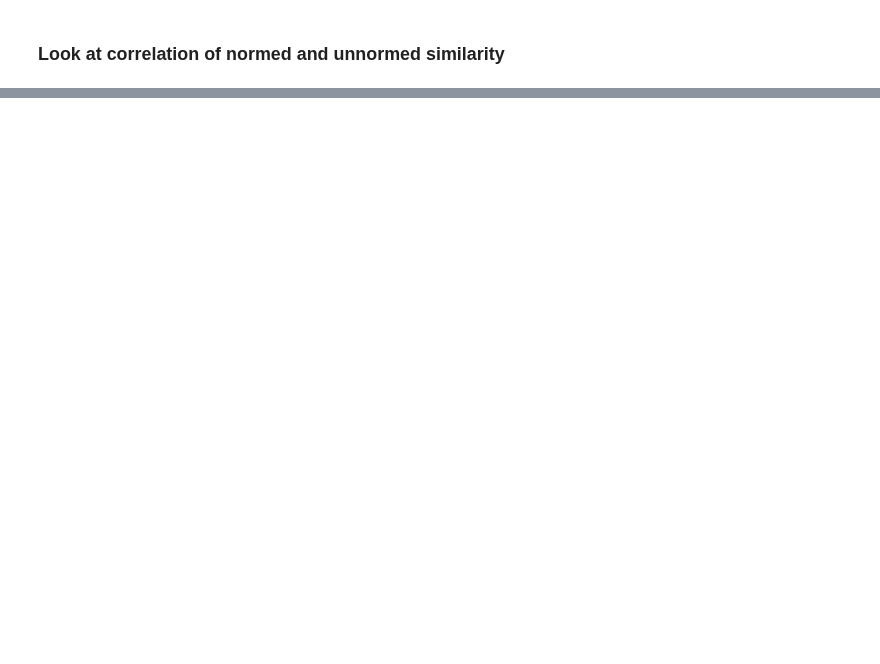
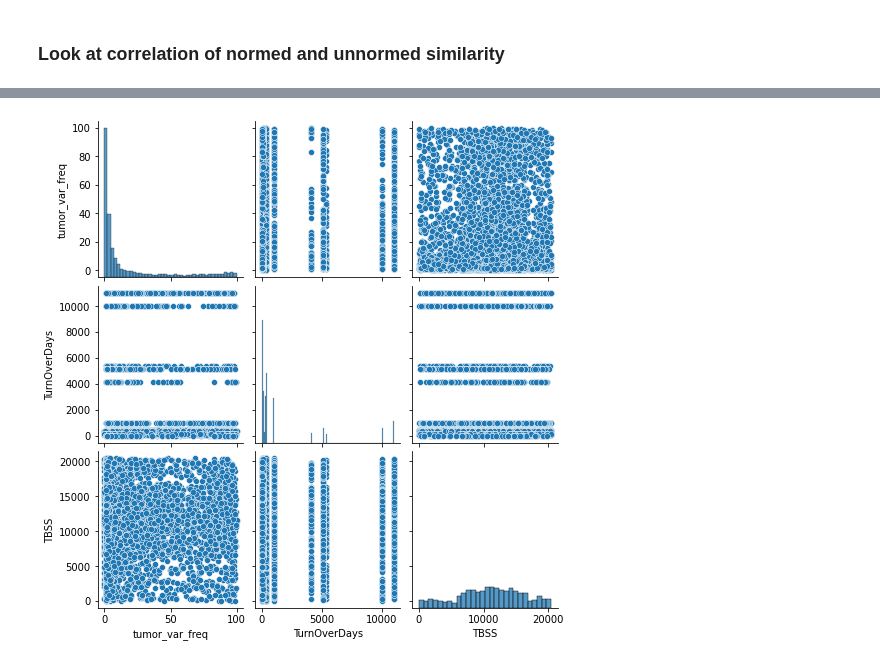
Before and after one commit to mitoclub/Signatures, a Jupyter notebook: notebooks/cancer_calc_ms.ipynb, the cells around one changed output, grey strips where cells are left out. Cells and saved outputs as stored; diff of their text form; code cells hidden in the pictures; blank space fills up the shorter version.

```diff
--- a/notebooks/cancer_calc_ms.ipynb
+++ b/notebooks/cancer_calc_ms.ipynb
@@ -548,0 +561,5 @@ plt.show()
+# %%
+# Full independence of features
+sns.pairplot(mutations[["tumor_var_freq", "TurnOverDays", "TBSS"]]);
+# %% [output]
+[figure, added]
```
Also changed, not shown: parts of 25 cells of this notebook, 1 other file.
